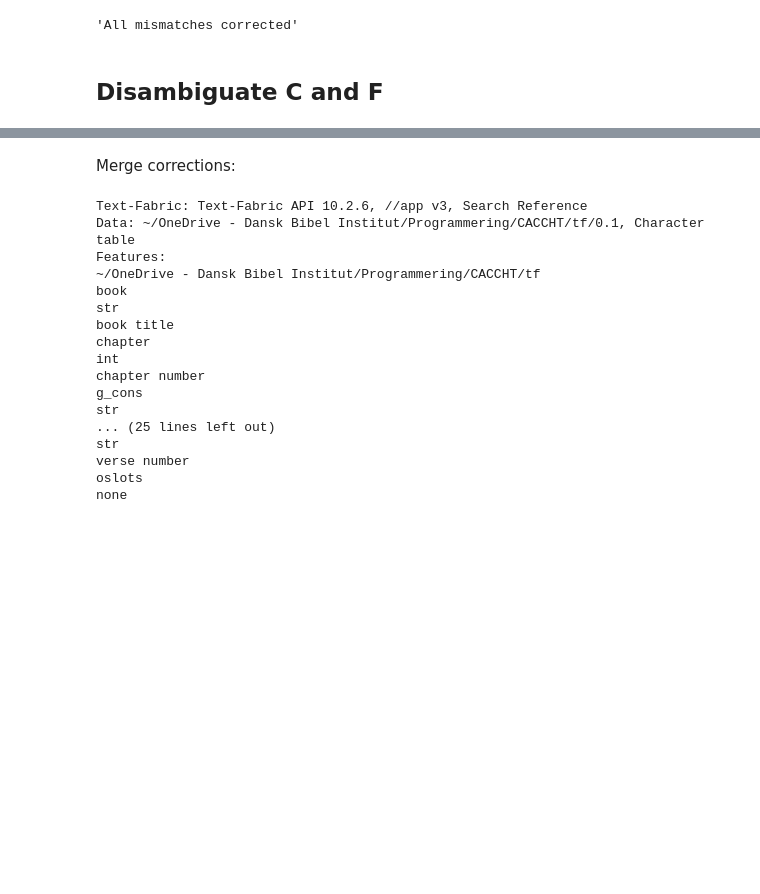
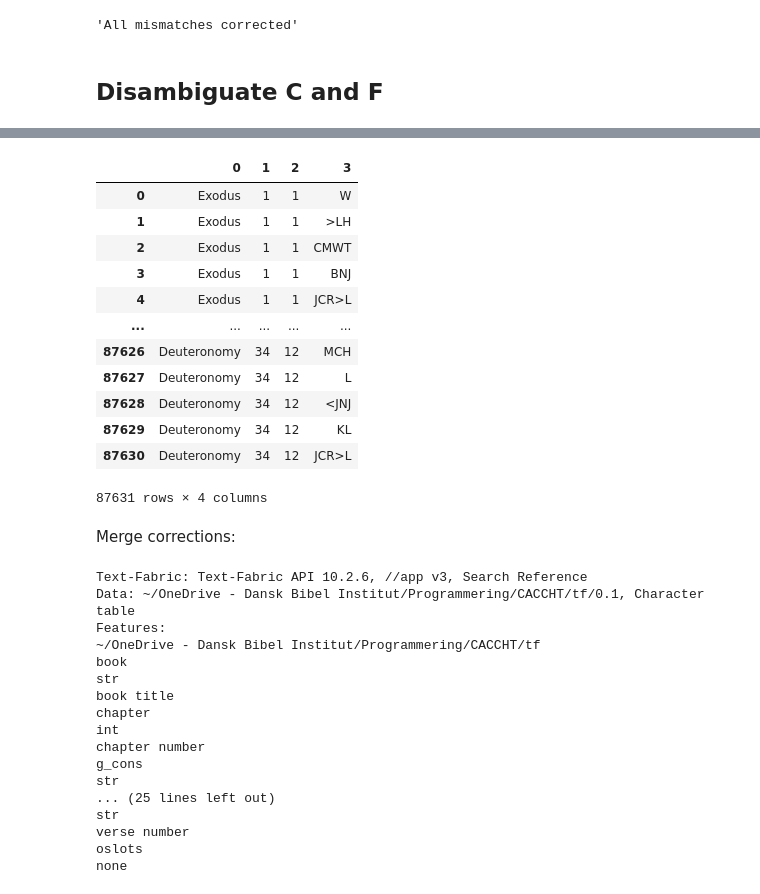
Before and after one commit to DT-UCPH/sp, a Jupyter notebook: programs/Parse g_cons.ipynb, the cells around one changed output, grey strips where cells are left out. Drawn from its saved outputs; the diff is of its cells as text; code cells hidden in the pictures; blank space fills up the shorter version.

```diff
--- a/programs/Parse g_cons.ipynb
+++ b/programs/Parse g_cons.ipynb
@@ -120 +196,26 @@ Make dataset:
+# %%
+words = [w for w in F.otype.s('word') if T.sectionFromNode(w)[0] in {'Exodus','Leviticus','Numbers','Deuteronomy'}]
+
+g_cons_raw = [F.g_cons_raw.v(w) for w in words]
+book = [T.sectionFromNode(w)[0] for w in words]
+chapter = [T.sectionFromNode(w)[1] for w in words]
+verse = [T.sectionFromNode(w)[2] for w in words]
+
+df = pd.DataFrame([book, chapter, verse, g_cons_raw]).T
+# %%
+df
+# %% [output]
+|  | 0 | 1 | 2 | 3 |
+| 0 | Exodus | 1 | 1 | W |
+| 1 | Exodus | 1 | 1 | >LH |
+| 2 | Exodus | 1 | 1 | CMWT |
+| 3 | Exodus | 1 | 1 | BNJ |
+| 4 | Exodus | 1 | 1 | JCR>L |
+| ... | ... | ... | ... | ... |
+| 87626 | Deuteronomy | 34 | 12 | MCH |
+| 87627 | Deuteronomy | 34 | 12 | L |
+| 87628 | Deuteronomy | 34 | 12 | <JNJ |
+| 87629 | Deuteronomy | 34 | 12 | KL |
+| 87630 | Deuteronomy | 34 | 12 | JCR>L |
+87631 rows × 4 columns
 # %%
```
Also changed, not shown: parts of 4 cells of this notebook.
